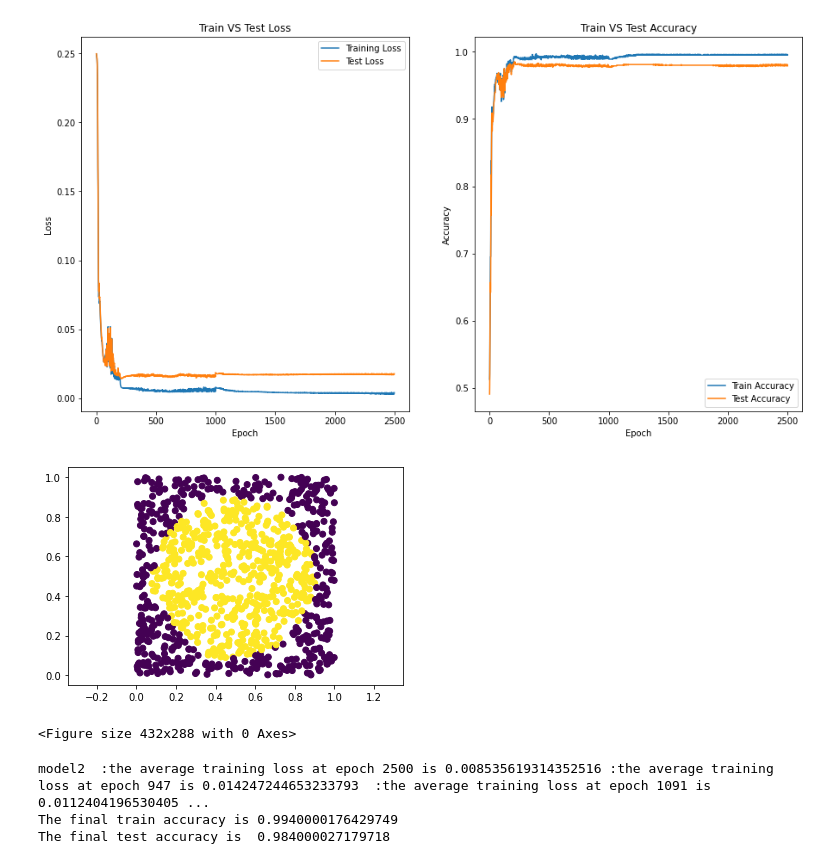
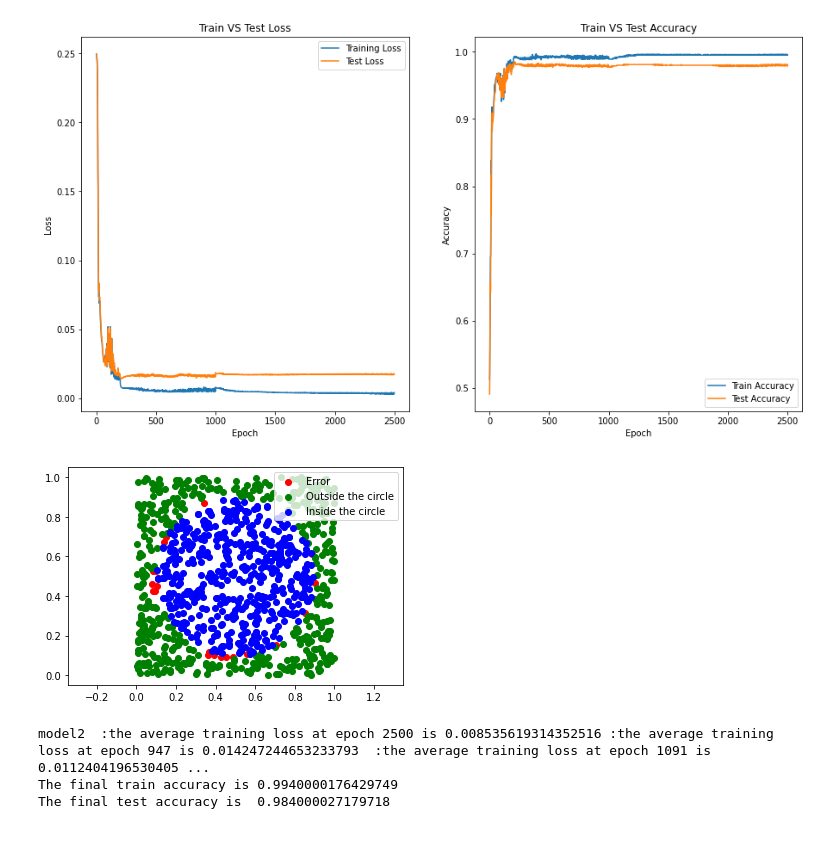
Before and after one commit to neilgogogo/deep_learnig, a Jupyter notebook: proj2/mini_deep_learning_frameworkv7.ipynb, the cells around one changed output. Saved outputs shown, nothing was run; the diff lists cells and outputs as text; code cells hidden in the pictures.

```diff
--- a/proj2/mini_deep_learning_frameworkv7.ipynb
+++ b/proj2/mini_deep_learning_frameworkv7.ipynb
@@ -250,3 +237,33 @@ def plot_result(input_data, target, model_name):
+# %%
+def plot_result(input_data, pred, true_label, model_name):
+    """
+    plot the points and the predicted result
+    param input_data: points with x and y
+    param pred: predicted result
+    param target: the true label
+    return the image drawing the predicted result
+    """
+    # 0 is the error predicted, 1 is the correct predicted
+    error_data=(pred-true_label).eq(0).float()
+    # in pred, 0 is outside the circle, 1 is inside the circle.
+    # after +1: 1 is outside the circle, 2 is inside the circle.
+    # after mul: 1 is outside the circle, 2 is inside the circle, 0 is false predicted
+    target=(pred+1).mul(error_data)
+#     fig, ax = plt.subplots()
+    cdict = {1: 'green', 2: 'blue', 0: 'red'}
+    label_dict= {1: 'Outside the circle', 2: 'Inside the circle', 0: 'Error'}
+    fig, ax = plt.subplots()
+    for g in torch.unique(target):
+        ix = torch.where(target.view(target.shape[0])==g)
+        ax.scatter(input_data[:,0][ix],
+                   input_data[:,1][ix],
+                   c = cdict[g.item()],
+                   label = label_dict[g.item()])
+
+    ax.legend()
+    plt.axis("equal")
+    plt.savefig(model_name+'randompoint_target.png')
+    plt.show()
 # %% [markdown]
 ### Training function
 # %%
@@ -265,6 +282,8 @@ def train_model(model, train_input, train_target,test_input, test_target,learnin
     :return: my_loss: (list) values of loss along the epochs
     """
     # train model
+    # time record
+    start_time = time.time()
     train_loss_history=[]
     train_accuracy=[]
     test_loss_history=[]
@@ -309,6 +328,7 @@ def train_model(model, train_input, train_target,test_input, test_target,learnin
         #Printing the results of the current iteration
         print(model.model_name," :the average training loss at epoch {} is {}".format(epoch+1,(cumulative_loss / sample_size)),end='\r')
     print("\r")
+    print('Total Training Time: %.2f min' % ((time.time() - start_time)/60))
     print("The final train accuracy is",compute_accuracy(train_target,train_pred))
     print("The final test accuracy is ", compute_accuracy(test_target,test_pred))
     #Plotting the train and test loss and accuracy figure
@@ -392,10 +412,9 @@ The final test accuracy is  0.9789999723434448
 # set the threshold to 0.5
 test_pred_1=(model(test_input)>0.5).float()
 # %%
-plot_result(test_input, test_pred_1,'model1')
+plot_result(test_input, test_pred_1, test_target, 'model1')
 # %% [output]
-[figure, old version]
+[figure, new version]
-<Figure size 432x288 with 0 Axes>
 # %%
 # train the model with Tanh
 layers_2 = [
```
Also changed, not shown: parts of 3 cells of this notebook, 9 other files.
